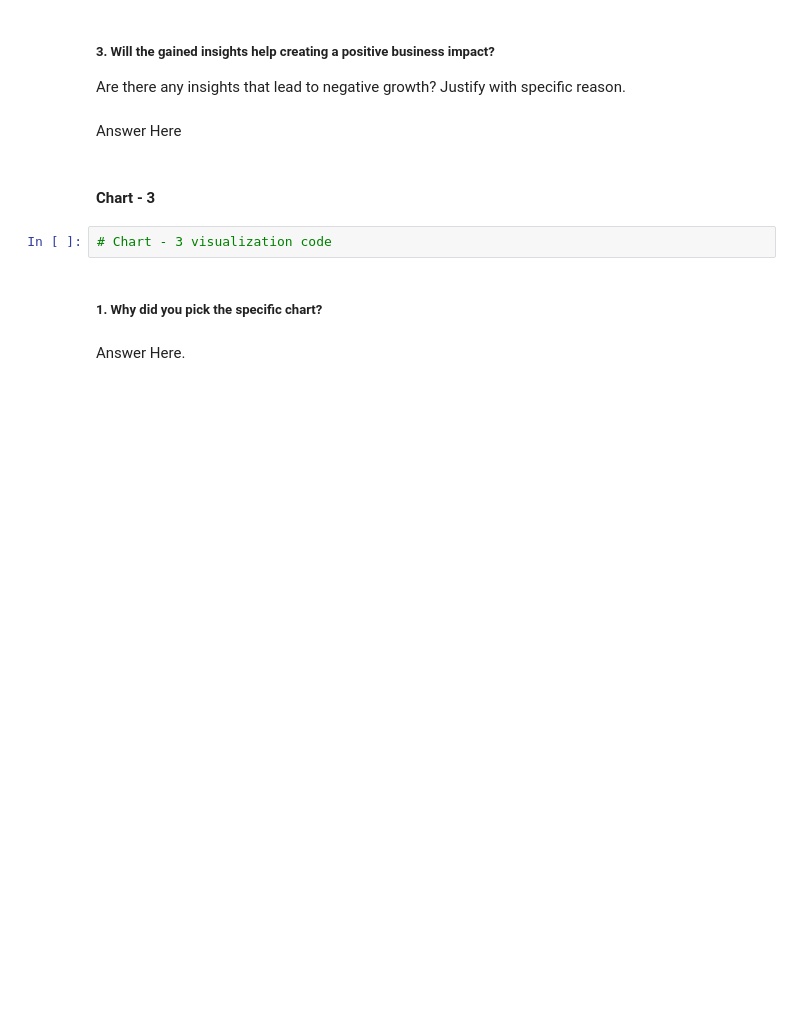
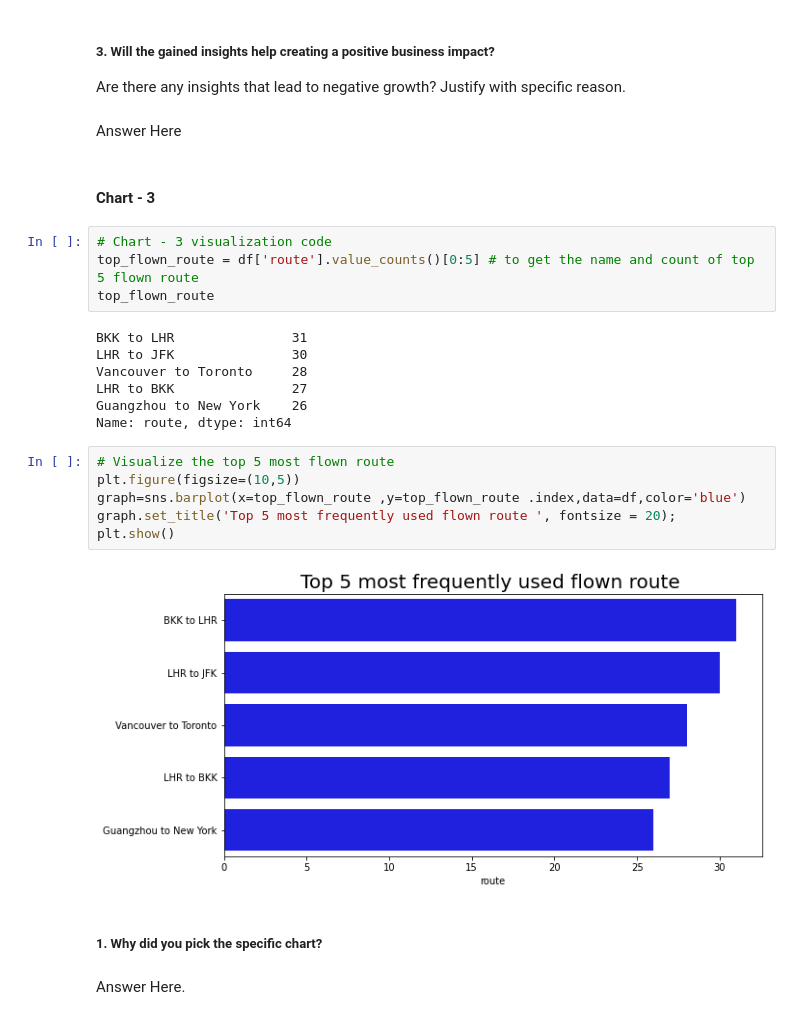
Before and after one commit to meenubenny/Airline_Passenger_Referral_Prediction, a Jupyter notebook: MeenuBenny_Airline_Passenger_Referral_Prediction_capston_project.ipynb, the cells around one changed output. Drawn from its saved outputs; the diff is of its cells as text; blank space fills up the shorter version.

```diff
--- a/MeenuBenny_Airline_Passenger_Referral_Prediction_capston_project.ipynb
+++ b/MeenuBenny_Airline_Passenger_Referral_Prediction_capston_project.ipynb
@@ -221,8 +436,25 @@ Are there any insights that lead to negative growth? Justify with specific reaso
 Answer Here
 # %% [markdown]
 #### Chart - 3
-# %%
-# Chart - 3 visualization code
+# %%
+# Chart - 3 visualization code
+top_flown_route = df['route'].value_counts()[0:5] # to get the name and count of top 5 flown route
+top_flown_route
+# %% [output]
+BKK to LHR               31
+LHR to JFK               30
+Vancouver to Toronto     28
+LHR to BKK               27
+Guangzhou to New York    26
+Name: route, dtype: int64
+# %%
+# Visualize the top 5 most flown route
+plt.figure(figsize=(10,5))
+graph=sns.barplot(x=top_flown_route ,y=top_flown_route .index,data=df,color='blue')
+graph.set_title('Top 5 most frequently used flown route ', fontsize = 20);
+plt.show()
+# %% [output]
+[figure, added]
 # %% [markdown]
 ##### 1. Why did you pick the specific chart?
 # %% [markdown]
```
Also changed, not shown: parts of 40 cells of this notebook.
